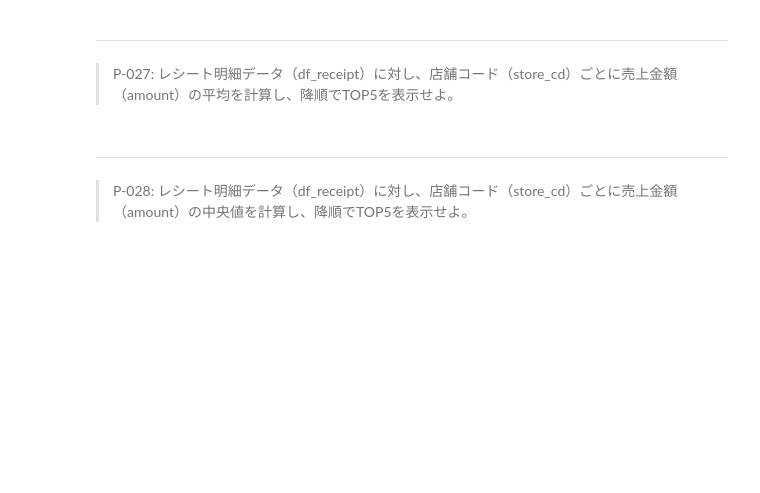
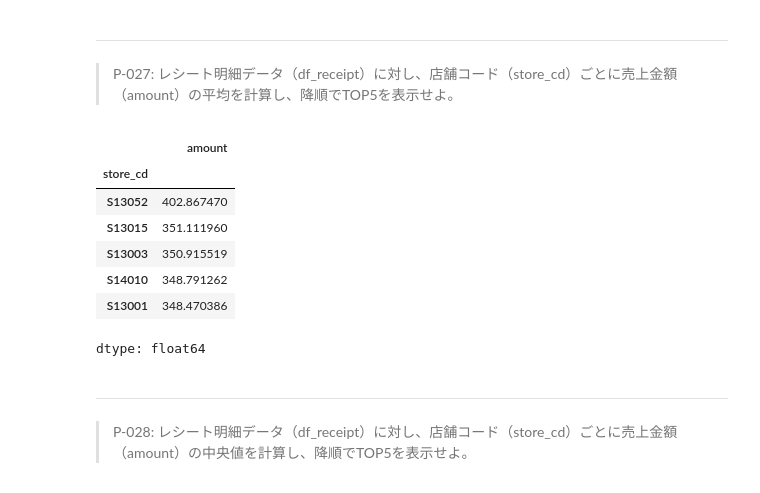
Before and after one commit to Sunny9-nao/100knocks-preprocess, a Jupyter notebook: docker/work/preprocess_knock_Python.ipynb, the cells around one changed output. Drawn from its saved outputs; the diff is of its cells as text; code cells hidden in the pictures; blank space fills up the shorter version.

```diff
--- a/docker/work/preprocess_knock_Python.ipynb
+++ b/docker/work/preprocess_knock_Python.ipynb
@@ -569,6 +569,17 @@ df_tmp.query('max_sales_ymd != min_sales_ymd').head(10)
 # %% [markdown]
 ---
 > P-027: レシート明細データ（df_receipt）に対し、店舗コード（store_cd）ごとに売上金額（amount）の平均を計算し、降順でTOP5を表示せよ。
+# %%
+df_receipt.groupby('store_cd')['amount'].mean().sort_values(ascending=False).head(5)
+# %% [output]
+|  | amount |
+| store_cd |  |
+| S13052 | 402.867470 |
+| S13015 | 351.111960 |
+| S13003 | 350.915519 |
+| S14010 | 348.791262 |
+| S13001 | 348.470386 |
+dtype: float64
 # %% [markdown]
 ---
 > P-028: レシート明細データ（df_receipt）に対し、店舗コード（store_cd）ごとに売上金額（amount）の中央値を計算し、降順でTOP5を表示せよ。
```
Also changed, not shown: parts of 9 cells of this notebook.
